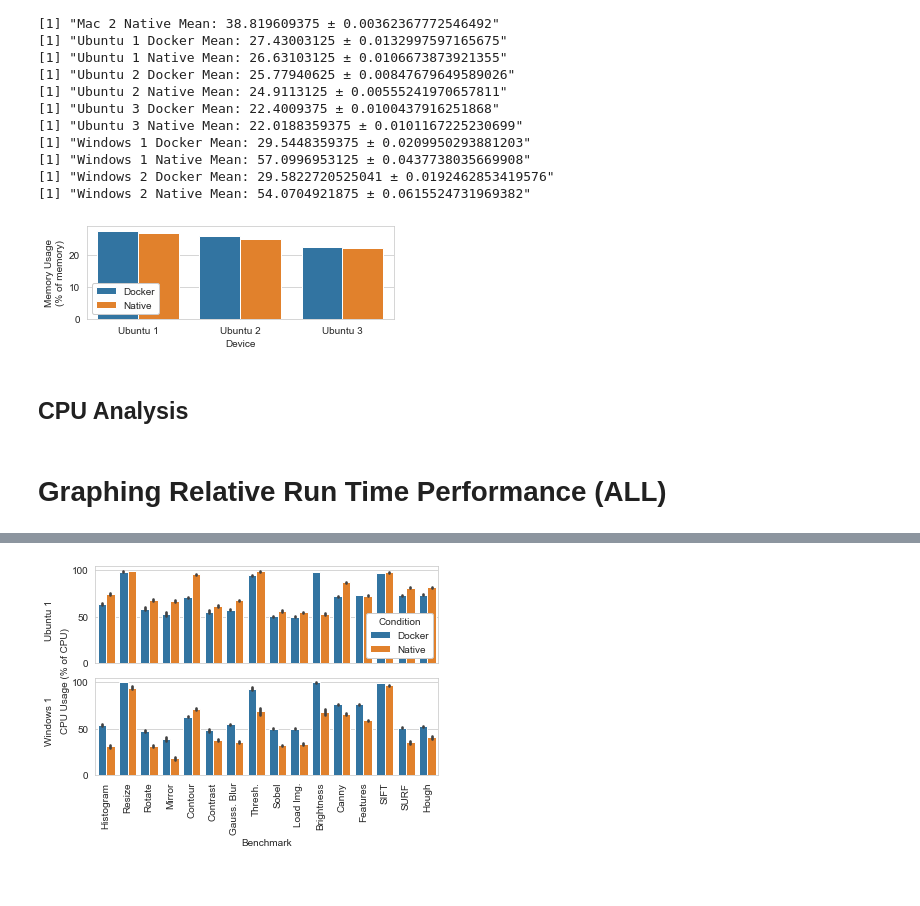
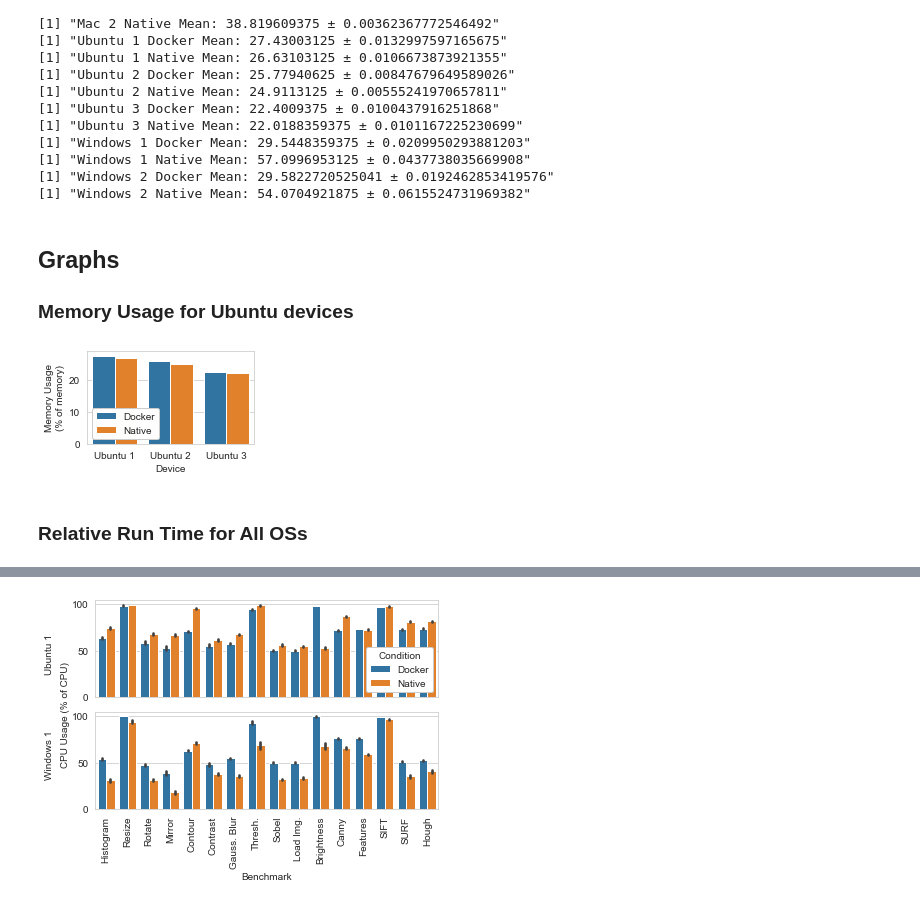
Before and after one commit to gzinck/docker-eval, a Jupyter notebook: data-analysis/docker_results.ipynb, the cells around one changed output, grey strips where cells are left out. Saved outputs shown, nothing was run; the diff lists cells and outputs as text; code cells hidden in the pictures.

```diff
--- a/data-analysis/docker_results.ipynb
+++ b/data-analysis/docker_results.ipynb
@@ -991,17 +533,19 @@ for (d in levels(all_df$device)) {
 [1] "Windows 1 Native Mean: 57.0996953125 ± 0.0437738035669908"
 [1] "Windows 2 Docker Mean: 29.5822720525041 ± 0.0192462853419576"
 [1] "Windows 2 Native Mean: 54.0704921875 ± 0.0615524731969382"
+# %% [markdown]
+## Graphs
+
+### Memory Usage for Ubuntu devices
 # %%
-fig, ax = plt.subplots(figsize=(5.5, 1.7))
+fig, ax = plt.subplots(figsize=(3, 1.7))
 
 dev = ['Ubuntu 1', 'Ubuntu 2', 'Ubuntu 3']
 
 sns.barplot(x='Device', y='Memory Usage (% of memory)', hue='Condition', ci=95, data=all_df, ax=ax, order=dev)
 ax.set_xticklabels(labels=dev)
 ax.set_ylabel('Memory Usage\n(% of memory)')
 ax.legend(loc='lower left', framealpha=2)
-plt.savefig('MemoryUsageSingleCol.pdf')
+plt.savefig('MemoryUsageSingleCol.pdf', bbox_inches='tight')
 # %% [output]
-[figure, old version]
+[figure, new version]
-# %% [markdown]
-## CPU Analysis
@@ -1097,5 +552,5 @@ for (c in levels(all_df$condition)) {
 # %% [markdown]
-# Graphing Relative Run Time Performance (ALL)
+### Relative Run Time for All OSs
 # %%
 sns.set_style("whitegrid")
 
```
Also changed, not shown: parts of 21 cells of this notebook.
